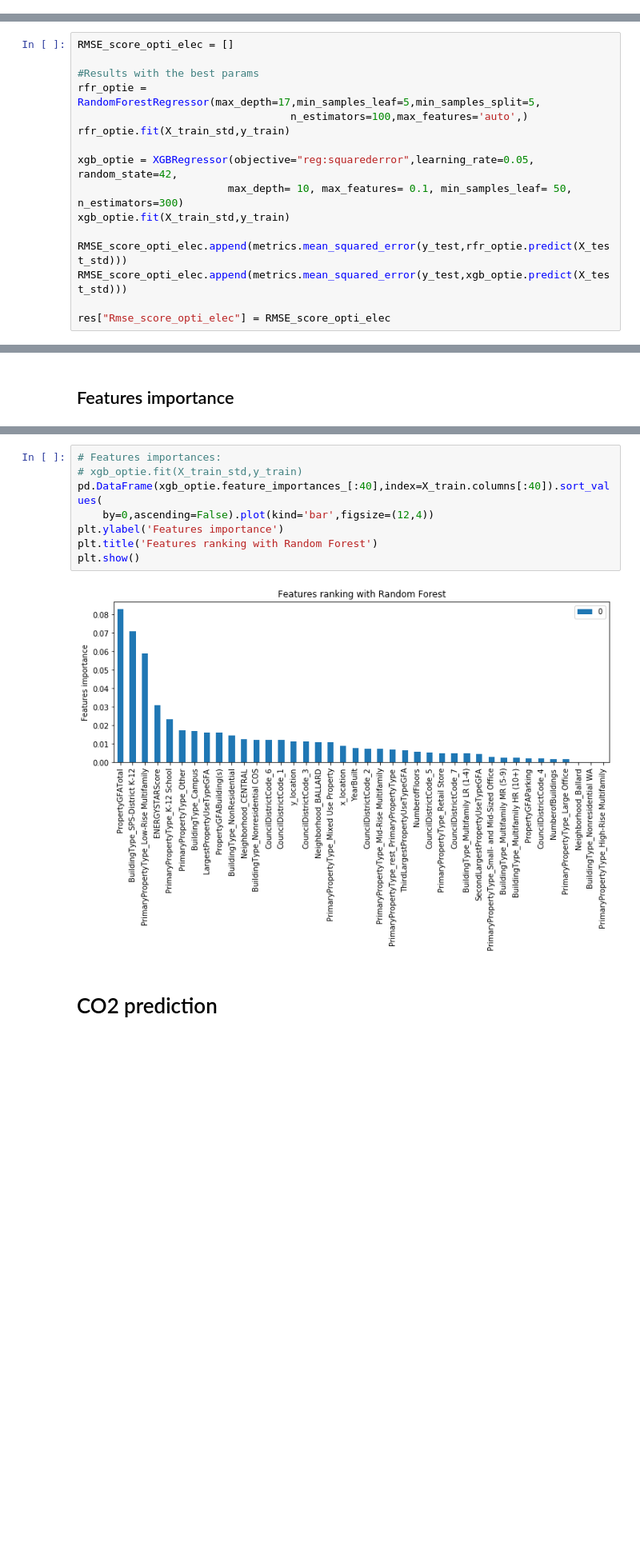
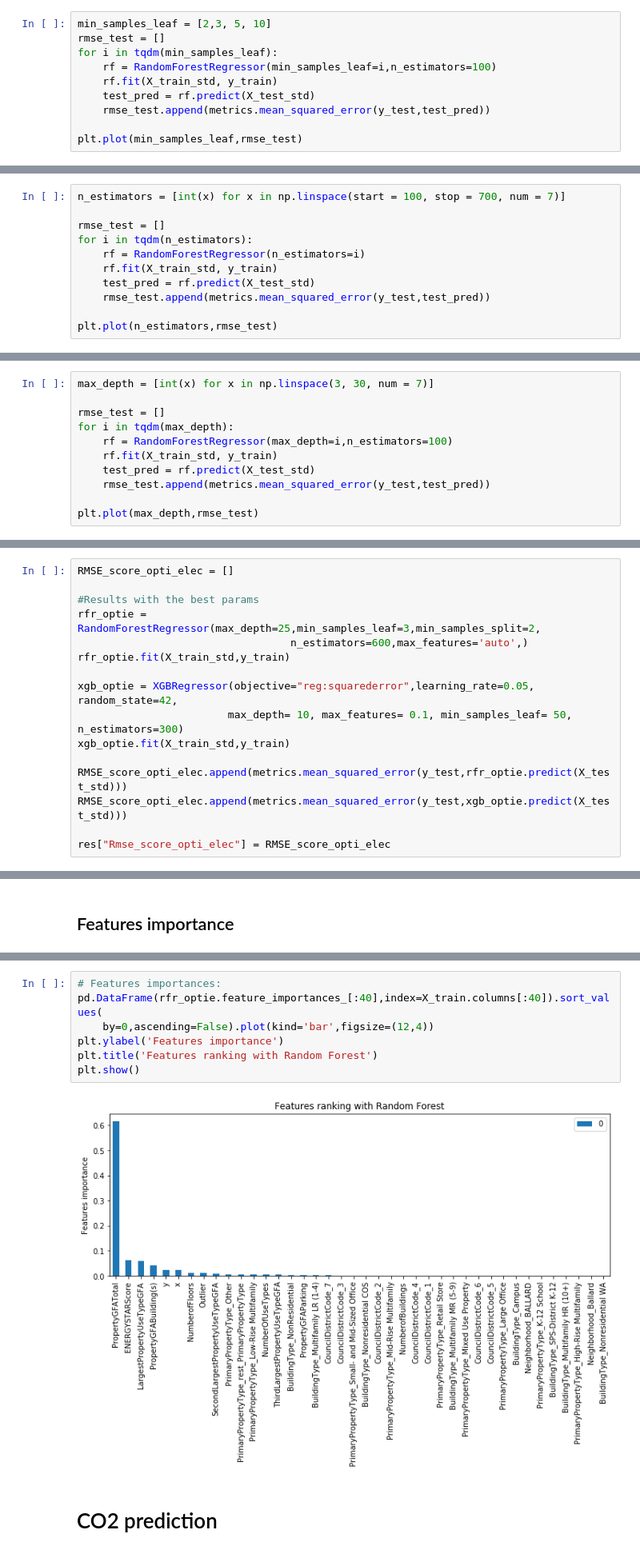
Before and after one commit to JulesLB/OpenClassroomsProject, a Jupyter notebook: Project4/Project4 _ Prediction.ipynb, the cells around one changed output, grey strips where cells are left out. Shown at 80% size. Cells and saved outputs as stored; diff of their text form; blank space fills up the shorter version.

```diff
--- a/Project4/Project4 _ Prediction.ipynb
+++ b/Project4/Project4 _ Prediction.ipynb
@@ -201,0 +230,10 @@ I performed a grid search optimization for RandomForest, XGboost regressor model
+# %%
+min_samples_leaf = [2,3, 5, 10]
+rmse_test = []
+for i in tqdm(min_samples_leaf):
+    rf = RandomForestRegressor(min_samples_leaf=i,n_estimators=100)
+    rf.fit(X_train_std, y_train)
+    test_pred = rf.predict(X_test_std)
+    rmse_test.append(metrics.mean_squared_error(y_test,test_pred))
+
+plt.plot(min_samples_leaf,rmse_test)
@@ -201,0 +246,11 @@ I performed a grid search optimization for RandomForest, XGboost regressor model
+# %%
+n_estimators = [int(x) for x in np.linspace(start = 100, stop = 700, num = 7)]
+
+rmse_test = []
+for i in tqdm(n_estimators):
+    rf = RandomForestRegressor(n_estimators=i)
+    rf.fit(X_train_std, y_train)
+    test_pred = rf.predict(X_test_std)
+    rmse_test.append(metrics.mean_squared_error(y_test,test_pred))
+
+plt.plot(n_estimators,rmse_test)
@@ -201,0 +263,11 @@ I performed a grid search optimization for RandomForest, XGboost regressor model
+# %%
+max_depth = [int(x) for x in np.linspace(3, 30, num = 7)]
+
+rmse_test = []
+for i in tqdm(max_depth):
+    rf = RandomForestRegressor(max_depth=i,n_estimators=100)
+    rf.fit(X_train_std, y_train)
+    test_pred = rf.predict(X_test_std)
+    rmse_test.append(metrics.mean_squared_error(y_test,test_pred))
+
+plt.plot(max_depth,rmse_test)
@@ -231,8 +315,8 @@ I performed a grid search optimization for RandomForest, XGboost regressor model
 RMSE_score_opti_elec = []
 
 #Results with the best params
-rfr_optie = RandomForestRegressor(max_depth=17,min_samples_leaf=5,min_samples_split=5,
-                                  n_estimators=100,max_features='auto',)
+rfr_optie = RandomForestRegressor(max_depth=25,min_samples_leaf=3,min_samples_split=2,
+                                  n_estimators=600,max_features='auto',)
 rfr_optie.fit(X_train_std,y_train)
 
 xgb_optie = XGBRegressor(objective="reg:squarederror",learning_rate=0.05, random_state=42,
@@ -260,13 +353,12 @@ ax1.legend(bbox_to_anchor=(1.05, 1), loc=2, borderaxespad=0.)
 # %%
 # Features importances:
-# xgb_optie.fit(X_train_std,y_train)
-pd.DataFrame(xgb_optie.feature_importances_[:40],index=X_train.columns[:40]).sort_values(
+pd.DataFrame(rfr_optie.feature_importances_[:40],index=X_train.columns[:40]).sort_values(
     by=0,ascending=False).plot(kind='bar',figsize=(12,4))
 plt.ylabel('Features importance')
 plt.title('Features ranking with Random Forest')
 plt.show()
 # %% [output]
-[figure, old version]
+[figure, new version]
 # %% [markdown]
 # CO2 prediction
 # %% [markdown]
```
Also changed, not shown: parts of 76 cells of this notebook, 1 other file.
